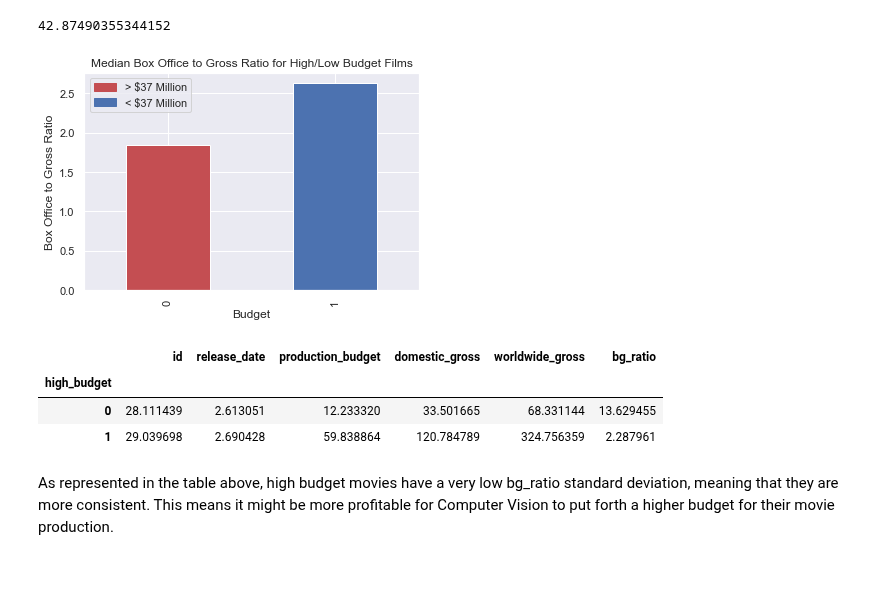
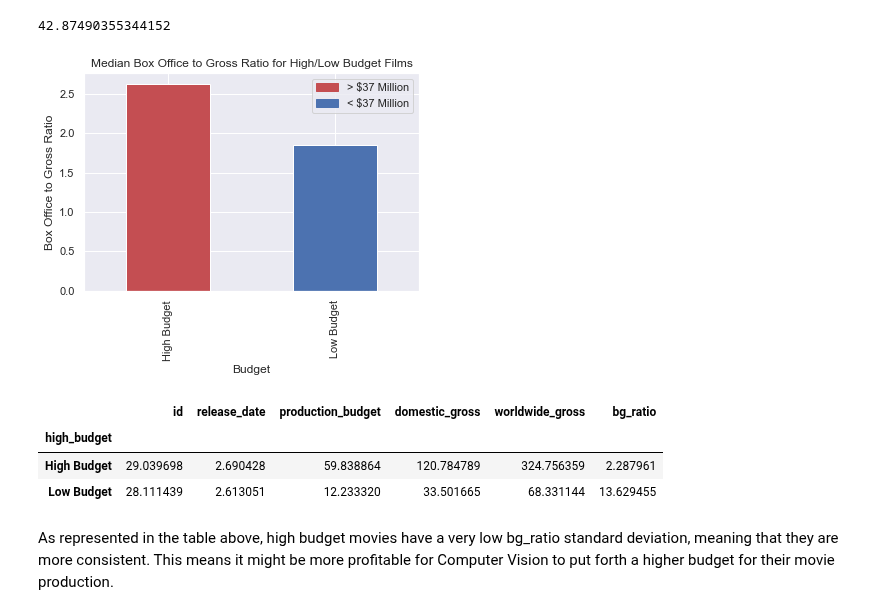
Before and after one commit to mehince/group-1-capstone, a Jupyter notebook: Finalized Notebook.ipynb, the cells around one changed output. Saved outputs shown, nothing was run; the diff lists cells and outputs as text; code cells hidden in the pictures; blank space fills up the shorter version.

```diff
--- a/Finalized Notebook.ipynb
+++ b/Finalized Notebook.ipynb
@@ -663,27 +701,35 @@ avg_budget
 # %%
 # Create a column that represents high budget and low budget movies
 budget_df['high_budget'] = (budget_df['production_budget'] > avg_budget).astype(int)
+# %%
+# Define a function for changing 0 & 1 to High and Low
+def change(x):
+    if x == 1:
+        return 'High Budget'
+    else:
+        return 'Low Budget'
 # %%
 # Lets see the average and median bg_ratio for high budget and low budget films
+budget_df['high_budget'] = budget_df['high_budget'].map(change)
 fig, axs = plt.subplots()
 colors = ['r', 'b']
 budget_df.groupby('high_budget').median()['bg_ratio'].plot.bar(ax=axs, color = colors)
 labels = ['> $37 Million', '< $37 Million']
 handles = [plt.Rectangle((0,0),1,1, color=c) for c in colors]
 plt.legend(handles, labels)
 axs.set_title('Median Box Office to Gross Ratio for High/Low Budget Films')
 axs.set_xlabel('Budget')
 axs.set_ylabel('Box Office to Gross Ratio');
 # %% [output]
-[figure, old version]
+[figure, new version]
 # %%
 # Lets take a look at the variances
 budget_df.groupby('high_budget').std()
 # %% [output]
 |  | id | release_date | production_budget | domestic_gross | worldwide_gross | bg_ratio |
 | high_budget |  |  |  |  |  |  |
-| 0 | 28.111439 | 2.613051 | 12.233320 | 33.501665 | 68.331144 | 13.629455 |
-| 1 | 29.039698 | 2.690428 | 59.838864 | 120.784789 | 324.756359 | 2.287961 |
+| High Budget | 29.039698 | 2.690428 | 59.838864 | 120.784789 | 324.756359 | 2.287961 |
+| Low Budget | 28.111439 | 2.613051 | 12.233320 | 33.501665 | 68.331144 | 13.629455 |
 # %% [markdown]
 As represented in the table above, high budget movies have a very low bg_ratio standard deviation, meaning that they are more consistent. This means it might be more profitable for Computer Vision to put forth a higher budget for their movie production.
 # %%
```
Also changed, not shown: parts of 37 cells of this notebook.
